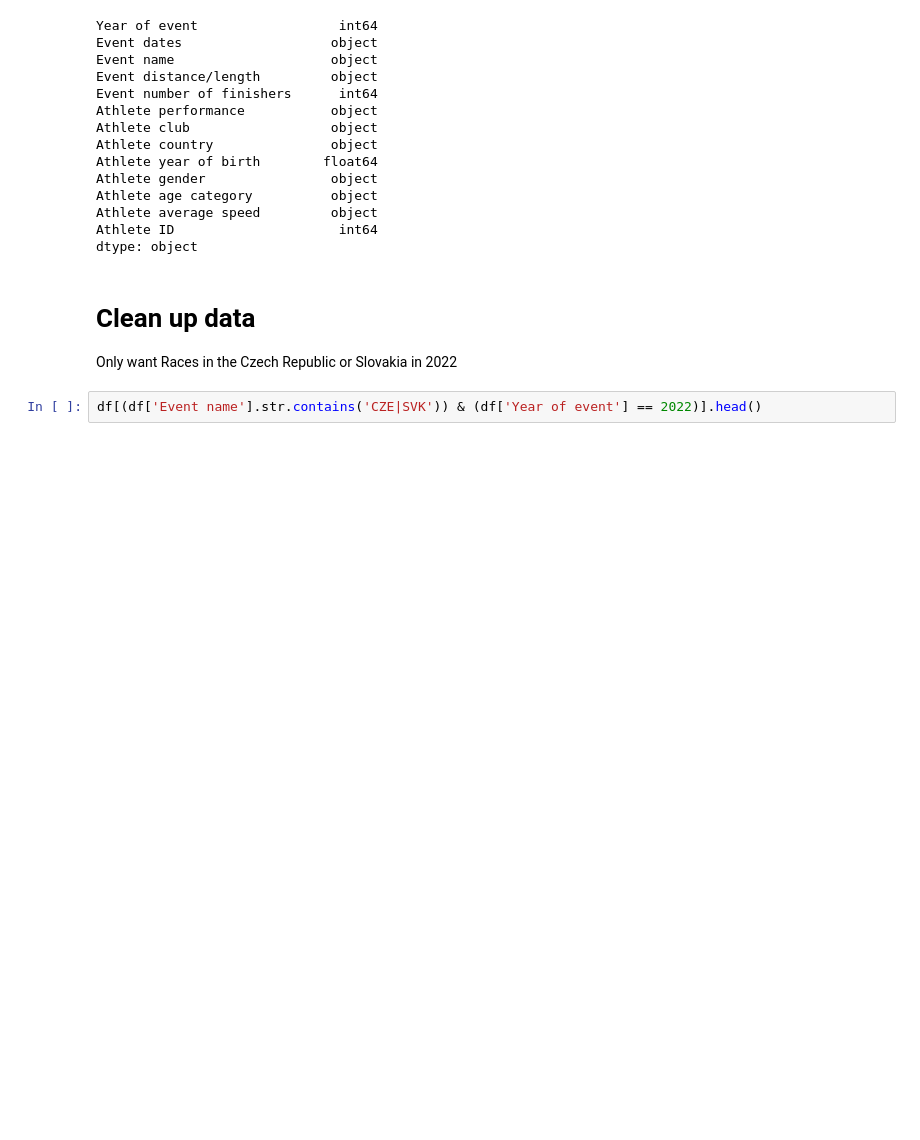
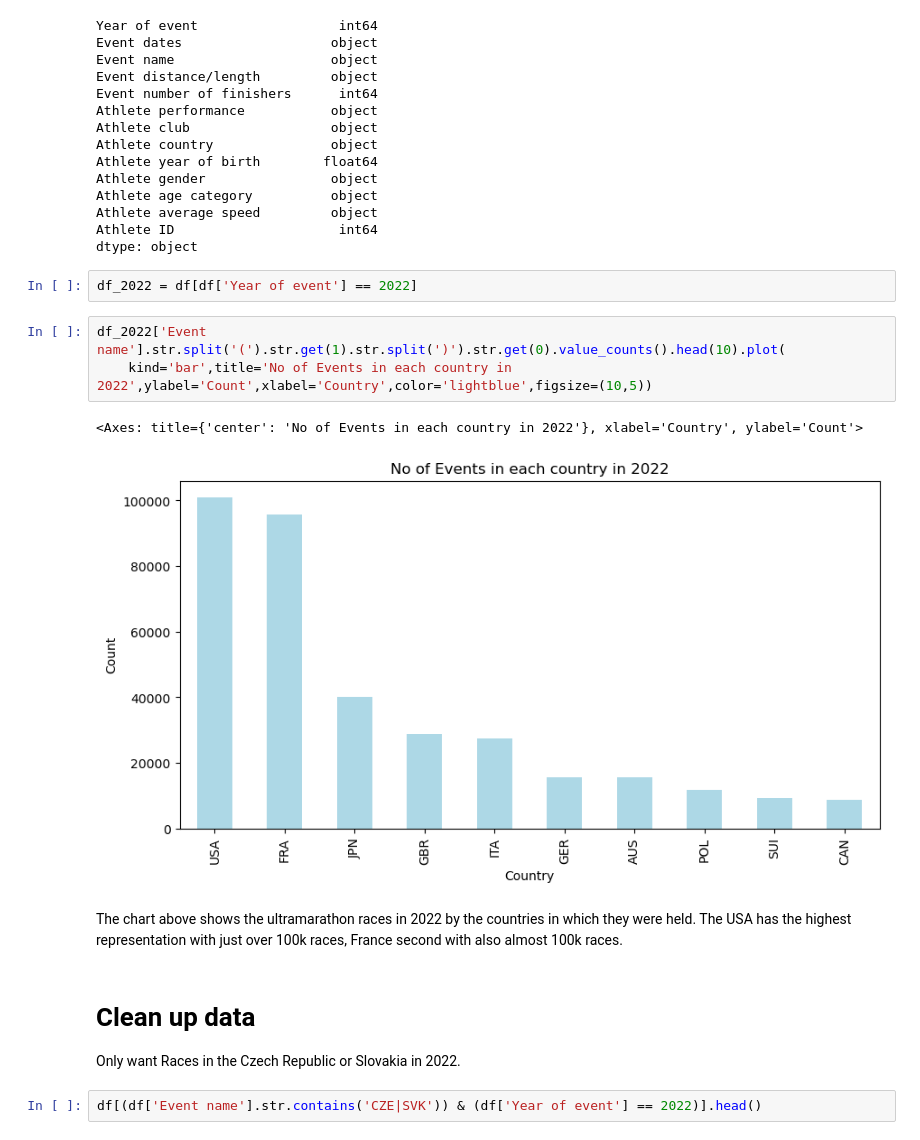
Before and after one commit to igorwintner/ultramarathon_project, a Jupyter notebook: ultramarthon.ipynb, the cells around one changed output. Saved outputs shown, nothing was run; the diff lists cells and outputs as text; blank space fills up the shorter version.

```diff
--- a/ultramarthon.ipynb
+++ b/ultramarthon.ipynb
@@ -43,9 +45,19 @@ Athlete age category          object
 Athlete average speed         object
 Athlete ID                     int64
 dtype: object
+# %%
+df_2022 = df[df['Year of event'] == 2022]
+# %%
+df_2022['Event name'].str.split('(').str.get(1).str.split(')').str.get(0).value_counts().head(10).plot(
+    kind='bar',title='No of Events in each country in 2022',ylabel='Count',xlabel='Country',color='lightblue',figsize=(10,5))
+# %% [output]
+<Axes: title={'center': 'No of Events in each country in 2022'}, xlabel='Country', ylabel='Count'>
+[figure, added]
+# %% [markdown]
+The chart above shows the ultramarathon races in 2022 by the countries in which they were held. The USA has the highest representation with just over 100k races, France second with also almost 100k races.
 # %% [markdown]
 # Clean up data
-Only want Races in the Czech Republic or Slovakia in 2022
+Only want Races in the Czech Republic or Slovakia in 2022.
 # %%
 df[(df['Event name'].str.contains('CZE|SVK')) & (df['Year of event'] == 2022)].head()
 # %% [output]
```
Also changed, not shown: parts of 18 cells of this notebook, 2 other files.
